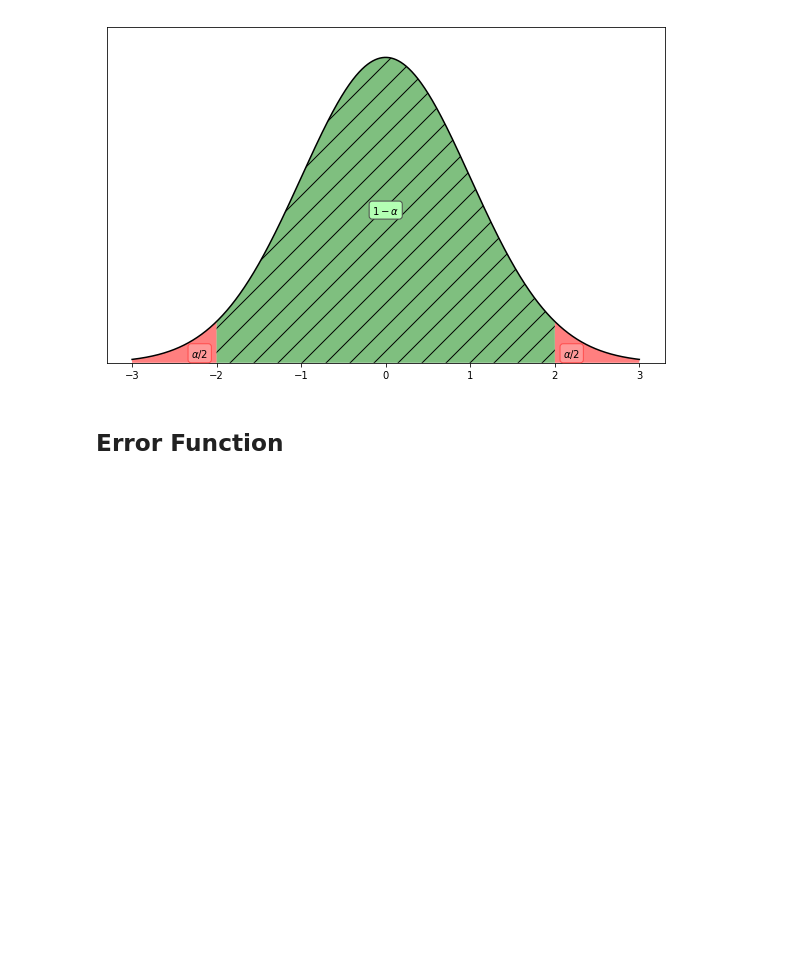
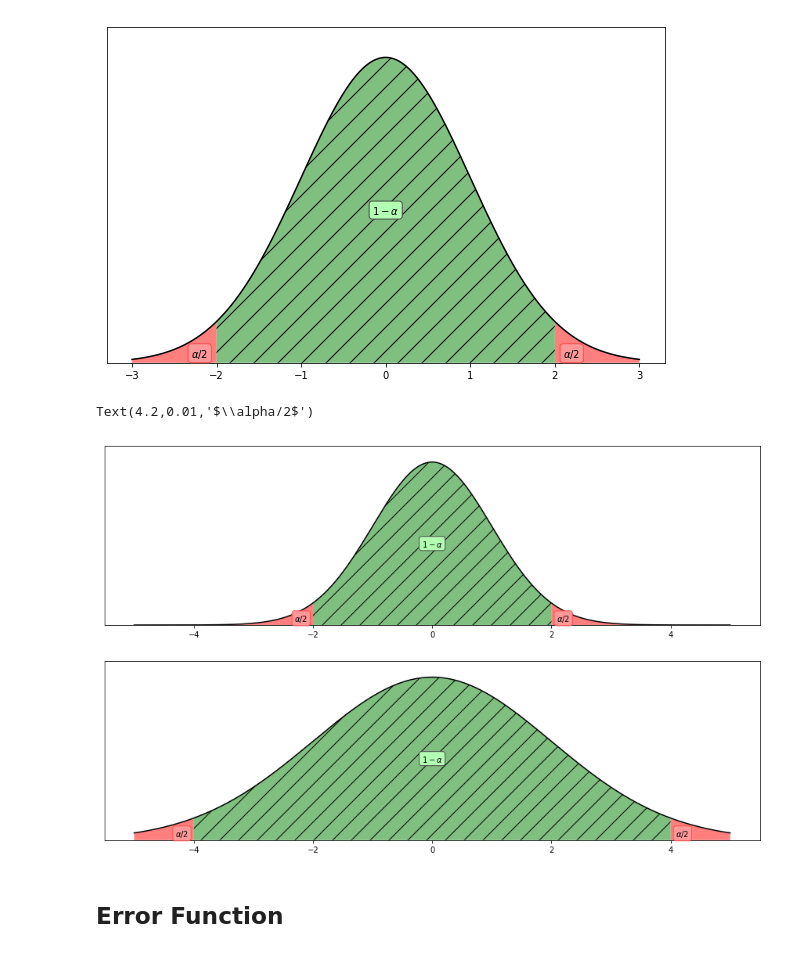
Before and after one commit to emptymalei/mini-lab, a Jupyter notebook: statistics/confidence-interval.ipynb, the cells around one changed output. Saved outputs shown, nothing was run; the diff lists cells and outputs as text; code cells hidden in the pictures; blank space fills up the shorter version.

Commit message:
more graphs about confidence interval

```diff
--- a/statistics/confidence-interval.ipynb
+++ b/statistics/confidence-interval.ipynb
@@ -46,6 +46,83 @@ ax.text(2.2, 0.01, r"$\alpha/2$", size=10, rotation=0.,
 # %% [output]
 Text(2.2,0.01,'$\\alpha/2$')
 [figure]
+# %%
+x=np.linspace(-5,5,10001)
+mu_0 = 0
+sigma_2 = 2
+sigma_1 = 1
+y_2 =[ gaussian(i, mu_0, sigma_2) for i in x ]
+y_1 = [gaussian(i, mu_0, sigma_1) for i in x ]
+
+alpha_0 = 0.5
+two_sigma_1 = 2 * sigma_1
+two_sigma_2 = 2 * sigma_2
+
+fig, ax = plt.subplots( 2, figsize= (1.5 * 10, 1.5 * 6.18) )
+ax[0].plot(x,y_1, 'k-')
+ax[0].set_ylim([0,1.1])
+ax[0].set_yticks([])
+
+ax[0].fill_between(x, 0, y_1, where= ( x < -two_sigma_1 ), facecolor='red', alpha = alpha_0, interpolate=True)
+ax[0].fill_between(x, 0, y_1, where= ( x > two_sigma_1 ), facecolor='red', alpha = alpha_0, interpolate=True)
+ax[0].fill_between(x, 0, y_1, where= ( [ (i >= -two_sigma_1) and (i<=two_sigma_1) for i in x] ), hatch="/", facecolor='green', alpha = alpha_0, interpolate=True)
+
+ax[0].text(0, 0.5, r"$1-\alpha$", size=10, rotation=0.,
+         ha="center", va="center",
+         bbox=dict(boxstyle="round",
+                   ec=(0.3, 0.3, 0.3),
+                   fc=(0.7, 1, 0.7),
+                   )
+         )
+
+ax[0].text(-2.2, 0.01, r"$\alpha/2$", size=10, rotation=0.,
+         ha="center", va="bottom",
+         bbox=dict(boxstyle="round",
+                   ec=(1, 0.3, 0.3),
+                   fc=(1., 0.6, 0.6),
+                   )
+         )
+ax[0].text(2.2, 0.01, r"$\alpha/2$", size=10, rotation=0.,
+         ha="center", va="bottom",
+         bbox=dict(boxstyle="round",
+                   ec=(1, 0.3, 0.3),
+                   fc=(1., 0.6, 0.6),
+                   )
+         )
+
+ax[1].plot(x,y_2, 'k-')
+ax[1].set_ylim([0,1.1])
+ax[1].set_yticks([])
+
+ax[1].fill_between(x, 0, y_2, where= ( x < -two_sigma_2 ), facecolor='red', alpha = alpha_0, interpolate=True)
+ax[1].fill_between(x, 0, y_2, where= ( x > two_sigma_2 ), facecolor='red', alpha = alpha_0, interpolate=True)
+ax[1].fill_between(x, 0, y_2, where= ( [ (i >= -two_sigma_2) and (i<=two_sigma_2) for i in x] ), hatch="/", facecolor='green', alpha = alpha_0, interpolate=True)
+
+ax[1].text(0, 0.5, r"$1-\alpha$", size=10, rotation=0.,
+         ha="center", va="center",
+         bbox=dict(boxstyle="round",
+                   ec=(0.3, 0.3, 0.3),
+                   fc=(0.7, 1, 0.7),
+                   )
+         )
+
+ax[1].text(-4.2, 0.01, r"$\alpha/2$", size=10, rotation=0.,
+         ha="center", va="bottom",
+         bbox=dict(boxstyle="round",
+                   ec=(1, 0.3, 0.3),
+                   fc=(1., 0.6, 0.6),
+                   )
+         )
+ax[1].text(4.2, 0.01, r"$\alpha/2$", size=10, rotation=0.,
+         ha="center", va="bottom",
+         bbox=dict(boxstyle="round",
+                   ec=(1, 0.3, 0.3),
+                   fc=(1., 0.6, 0.6),
+                   )
+         )
+# %% [output]
+Text(4.2,0.01,'$\\alpha/2$')
+[figure, added]
 # %% [markdown]
 ## Error Function
 # %%
```
Also changed, not shown: parts of 2 cells of this notebook.
